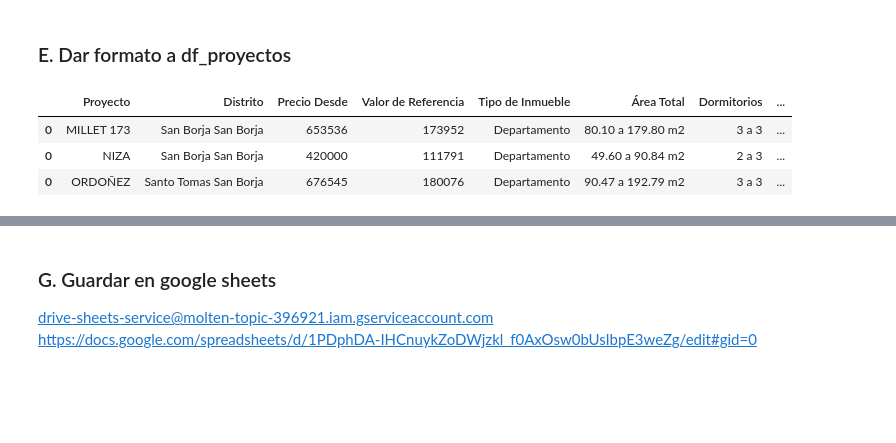
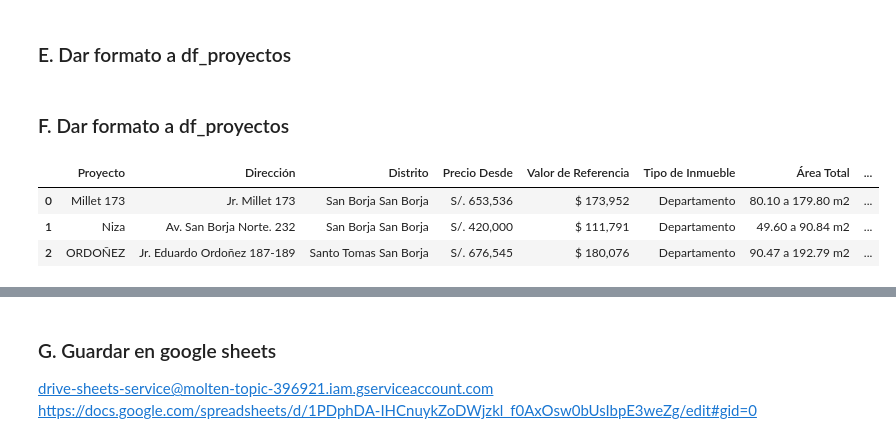
Before and after one commit to NahumFGz/NexoInmobiliarioScrapper, a Jupyter notebook: v2 - Scrapp.ipynb, the cells around one changed output, grey strips where cells are left out. Cells and saved outputs as stored; diff of their text form; code cells hidden in the pictures; blank space fills up the shorter version.

```diff
--- a/v2 - Scrapp.ipynb
+++ b/v2 - Scrapp.ipynb
@@ -405,3 +357,18 @@ df_modelos
+# %% [markdown]
+### F. Dar formato a df_proyectos
+# %%
+import pandas as pd
+
+df_proyectos_1 = pd.read_parquet('outputs/df_proyectos.parquet')
+df_proyectos_2 = pd.read_parquet('outputs/df_proyectos_2.parquet')
+
+df_proyectos = pd.concat([df_proyectos_1, df_proyectos_2]).reset_index(drop=True)
+df_proyectos.head(3)
+# %% [output]
+|  | Proyecto | Dirección | Distrito | Precio Desde | Valor de Referencia | Tipo de Inmueble | Área Total | ... |
+| 0 | Millet 173 | Jr. Millet 173 | San Borja San Borja | S/. 653,536 | $ 173,952 | Departamento | 80.10 a 179.80 m2 | ... |
+| 1 | Niza | Av. San Borja Norte. 232 | San Borja San Borja | S/. 420,000 | $ 111,791 | Departamento | 49.60 a 90.84 m2 | ... |
+| 2 | ORDOÑEZ | Jr. Eduardo Ordoñez 187-189 | Santo Tomas San Borja | S/. 676,545 | $ 180,076 | Departamento | 90.47 a 192.79 m2 | ... |
 # %%
 def formato_fecha(mes_str):
     meses = {
@@ -441,32 +399,0 @@ df_modelos.to_excel(os.path.join(os.getcwd(),'outputs','df_modelos.xlsx'), index
-# %%
-# 1. Dar formato a las columnas de fecha y castear a date 'yyyy-mm-dd'
-df_proyectos_format = df_proyectos.copy()
-df_proyectos_format['Fecha de Entrega'] = df_proyectos_format['Fecha de Entrega'].apply(formato_fecha)
-df_proyectos_format['Fecha de Entrega'] = pd.to_datetime(df_proyectos_format['Fecha de Entrega'])
-
-# 2. Replace a las columnas de 'Precio Desde' .replace('S/.','').replace(',','') y 'Valor de Referencia' .replace('$','').replace(',','')
-df_proyectos_format['Precio Desde'] = df_proyectos_format['Precio Desde'].str.replace('S/. ','').str.replace(',','').replace('-','0')
-df_proyectos_format['Valor de Referencia'] = df_proyectos_format['Valor de Referencia'].str.replace('$ ','').str.replace(',','').replace('-','0')
-
-# 3. Castear las columnas de 'Precio Desde' y 'Valor de Referencia' a int
-# df_proyectos_format['Precio Desde'] = df_proyectos_format['Precio Desde'].astype(int)
-# df_proyectos_format['Valor de Referencia'] = df_proyectos_format['Valor de Referencia'].astype(int)
-
-# 4. Renombrar columna 'Precio Desde':'Precio Desde (S/)' , 'Valor de Referencia':'Valor de Referencia ($)'
-# df_proyectos_format = df_proyectos_format.rename(columns={'Precio Desde':'Precio Desde (S/.)', 'Valor de Referencia':'Valor de Referencia ($)'})
-
-# 5. Hacer un upper a las columas que son string
-df_proyectos_format['Proyecto'] = df_proyectos_format['Proyecto'].str.upper()
-df_proyectos_format['Dirección'] = df_proyectos_format['Dirección'].str.upper()
-df_proyectos_format['Financiamiento'] = df_proyectos_format['Financiamiento'].str.upper()
-df_proyectos_format['Inmobiliaria Nombre'] = df_proyectos_format['Inmobiliaria Nombre'].str.upper()
-
-# 6. Reordenar las columnas
-df_proyectos_format = df_proyectos_format[['Proyecto', 'Distrito', 'Precio Desde', 'Valor de Referencia', 'Tipo de Inmueble', 'Área Total', 'Dormitorios', 'Etapa del Proyecto', 'Fecha de Entrega', 'Financiamiento', 'Inmobiliaria Nombre', 'Áreas Comunes', 'Dirección', 'Google Maps', 'Street View', 'URL Nexoinmobiliario']]
-
-df_proyectos_format.head(3)
-# %% [output]
-|  | Proyecto | Distrito | Precio Desde | Valor de Referencia | Tipo de Inmueble | Área Total | Dormitorios | ... |
-| 0 | MILLET 173 | San Borja San Borja | 653536 | 173952 | Departamento | 80.10 a 179.80 m2 | 3 a 3 | ... |
-| 0 | NIZA | San Borja San Borja | 420000 | 111791 | Departamento | 49.60 a 90.84 m2 | 2 a 3 | ... |
-| 0 | ORDOÑEZ | Santo Tomas San Borja | 676545 | 180076 | Departamento | 90.47 a 192.79 m2 | 3 a 3 | ... |
```
Also changed, not shown: parts of 16 cells of this notebook.
